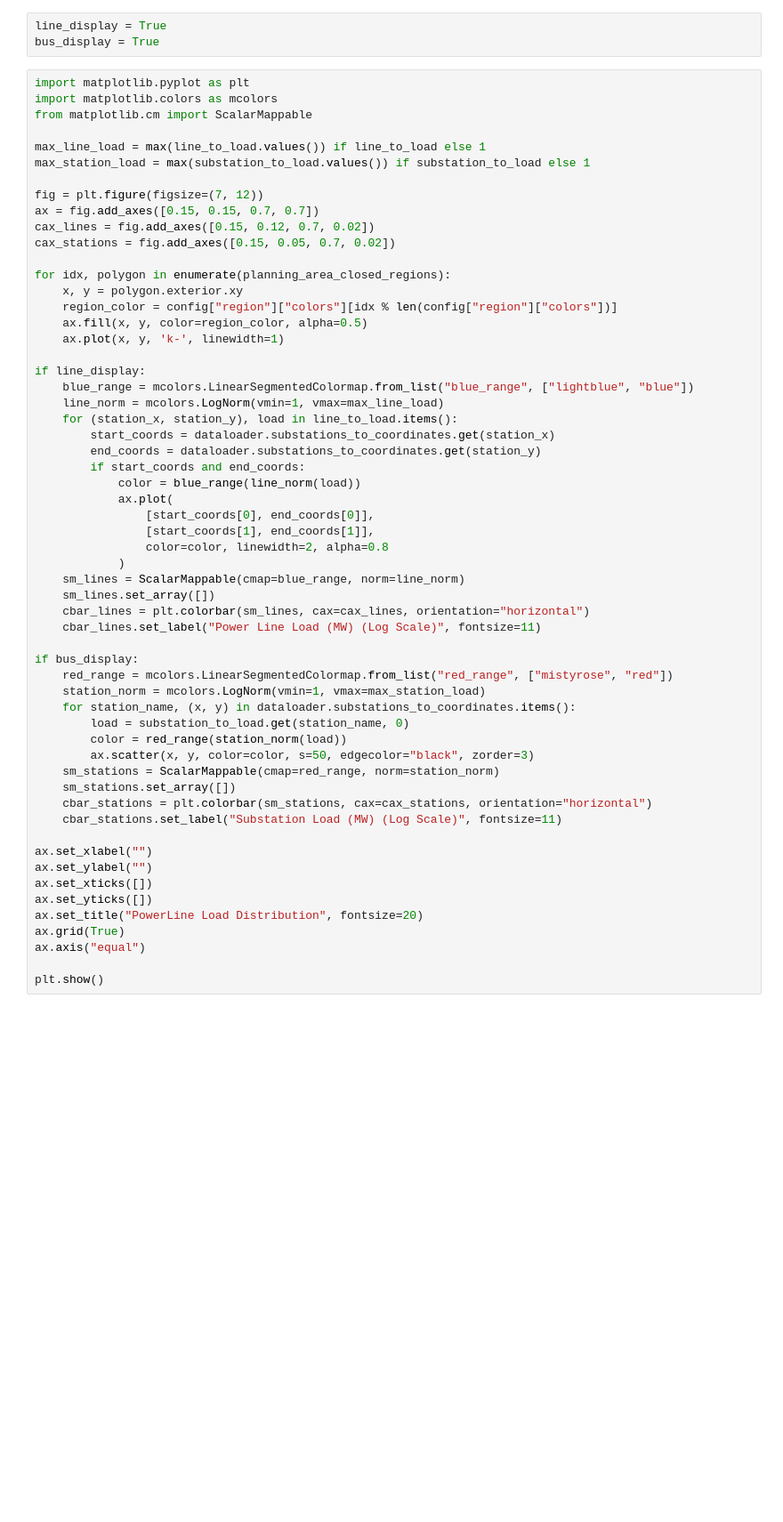
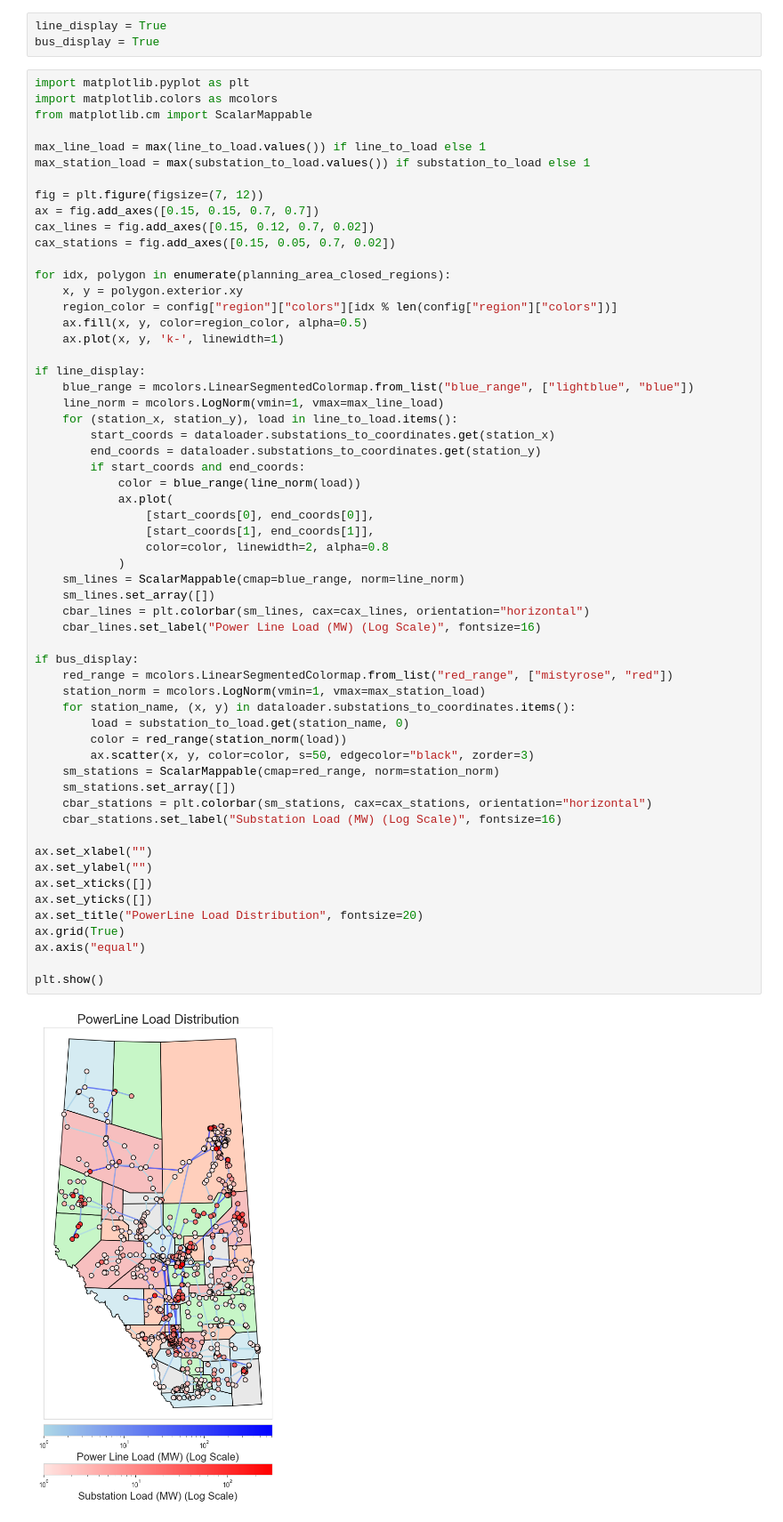
Before and after one commit to BenCheng2/CarbonDistributionMap, a Jupyter notebook: lab/lab3.ipynb, the cells around one changed output. Shown at 89% size. Drawn from its saved outputs; the diff is of its cells as text; blank space fills up the shorter version.

```diff
--- a/lab/lab3.ipynb
+++ b/lab/lab3.ipynb
@@ -674,32 +727,34 @@ if line_display:
             color = blue_range(line_norm(load))
             ax.plot(
                 [start_coords[0], end_coords[0]],
                 [start_coords[1], end_coords[1]],
                 color=color, linewidth=2, alpha=0.8
             )
     sm_lines = ScalarMappable(cmap=blue_range, norm=line_norm)
     sm_lines.set_array([])
     cbar_lines = plt.colorbar(sm_lines, cax=cax_lines, orientation="horizontal")
-    cbar_lines.set_label("Power Line Load (MW) (Log Scale)", fontsize=11)
+    cbar_lines.set_label("Power Line Load (MW) (Log Scale)", fontsize=16)
 
 if bus_display:
     red_range = mcolors.LinearSegmentedColormap.from_list("red_range", ["mistyrose", "red"])
     station_norm = mcolors.LogNorm(vmin=1, vmax=max_station_load)
     for station_name, (x, y) in dataloader.substations_to_coordinates.items():
         load = substation_to_load.get(station_name, 0)
         color = red_range(station_norm(load))
         ax.scatter(x, y, color=color, s=50, edgecolor="black", zorder=3)
     sm_stations = ScalarMappable(cmap=red_range, norm=station_norm)
     sm_stations.set_array([])
     cbar_stations = plt.colorbar(sm_stations, cax=cax_stations, orientation="horizontal")
-    cbar_stations.set_label("Substation Load (MW) (Log Scale)", fontsize=11)
+    cbar_stations.set_label("Substation Load (MW) (Log Scale)", fontsize=16)
 
 ax.set_xlabel("")
 ax.set_ylabel("")
 ax.set_xticks([])
 ax.set_yticks([])
 ax.set_title("PowerLine Load Distribution", fontsize=20)
 ax.grid(True)
 ax.axis("equal")
 
 plt.show()
+# %% [output]
+[figure, added]
```
Also changed, not shown: parts of 10 cells of this notebook.
